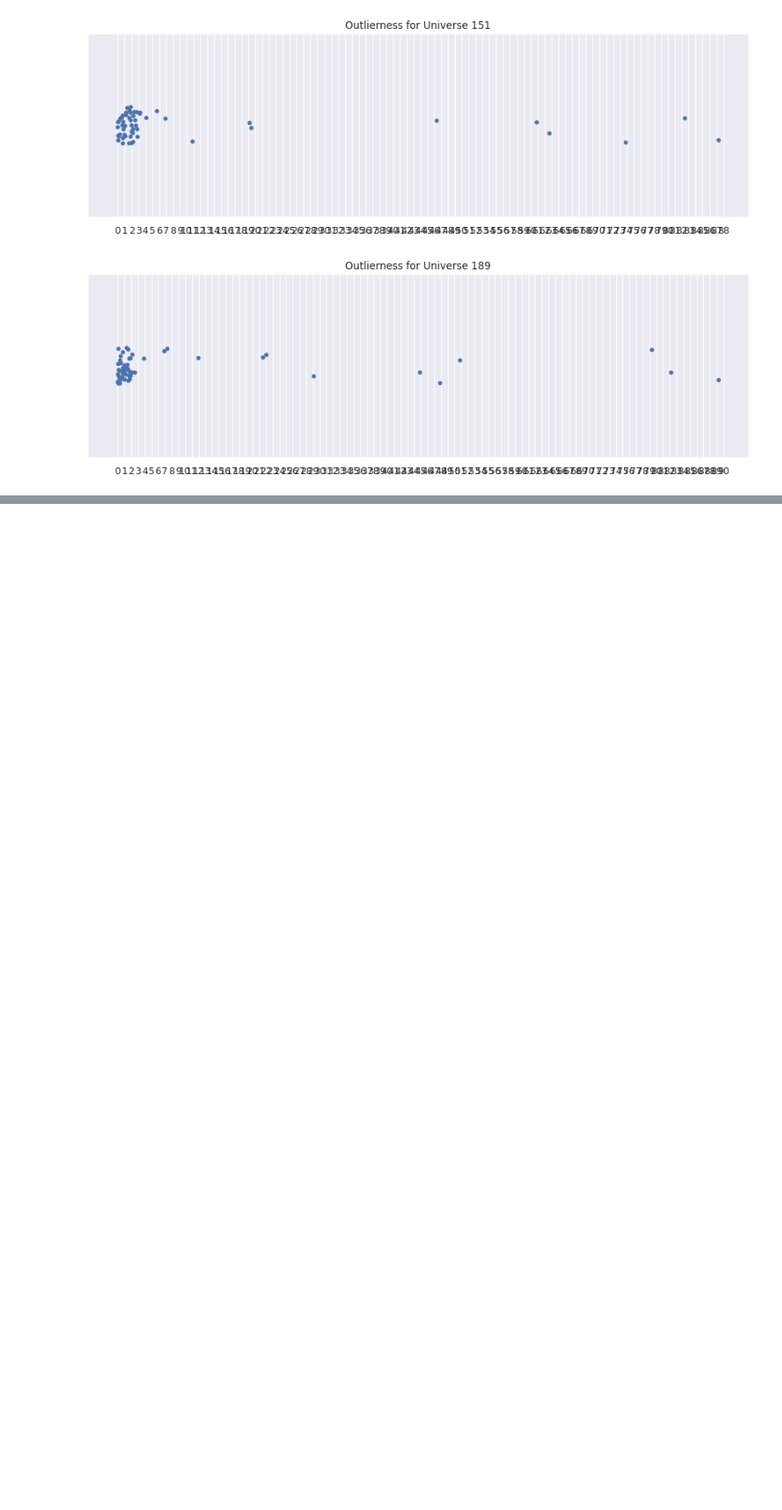
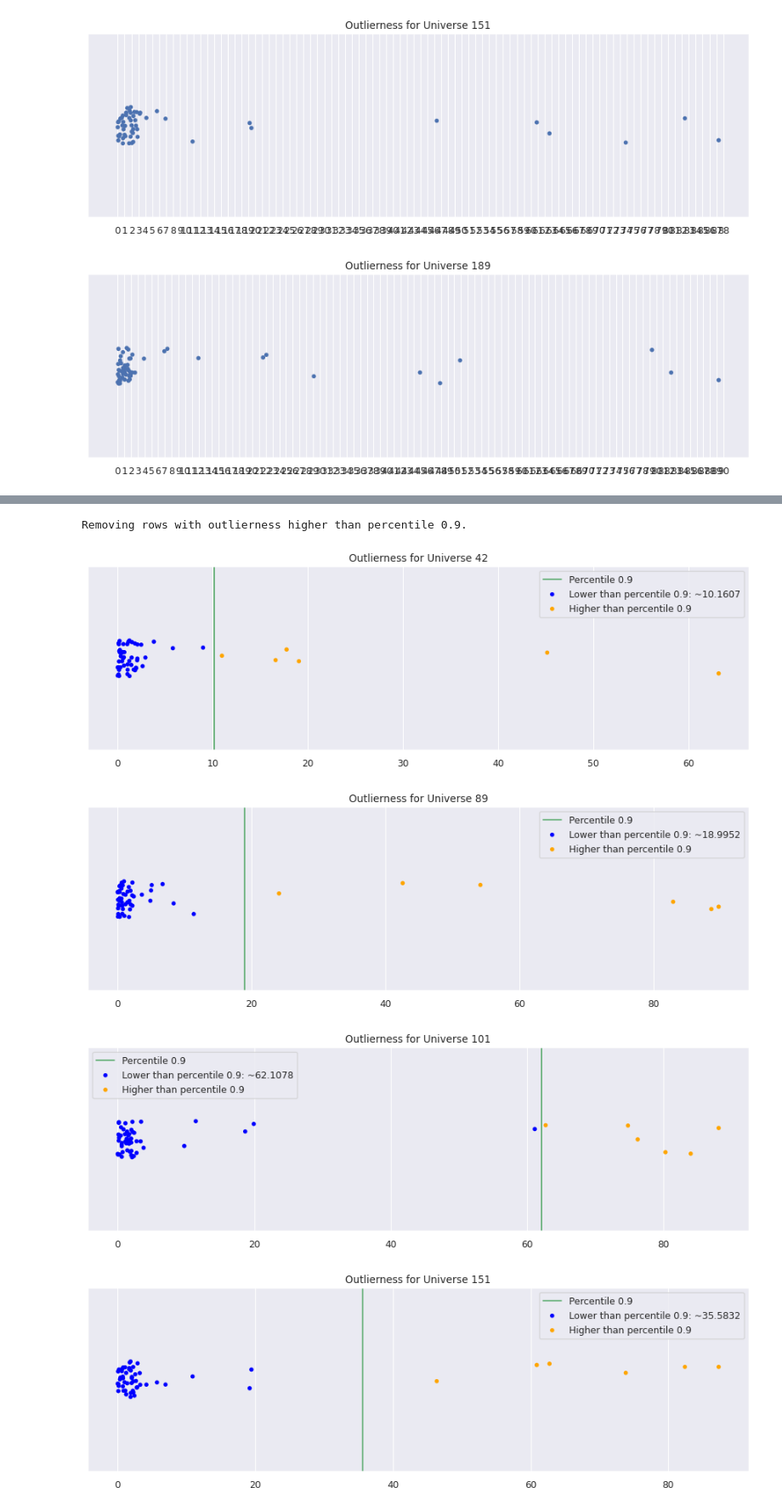
Before and after one commit to unaicarbajo/one-class-covid19, a Jupyter notebook: covid19_prognosis.ipynb, the cells around one changed output, grey strips where cells are left out. Shown at 85% size. Saved outputs shown, nothing was run; the diff lists cells and outputs as text; code cells hidden in the pictures; blank space fills up the shorter version.

Commit message:
Pipeline defined WIP

```diff
--- a/covid19_prognosis.ipynb
+++ b/covid19_prognosis.ipynb
@@ -727,7 +728,7 @@ for feat_drop in tqdm(range(0,35), desc = 'Feature removing'):
                 positive_index = y_test_universe.loc[y_test_universe['ED0DISWHY']==1].index
                 anomaly_index = y_test_universe.loc[y_test_universe['ED0DISWHY']==-1].index
 
-                norm_outlier_score = normalize(outlier_score)
+                norm_outlier_score = self.normalize(outlier_score)
 
                 positive_median = norm_outlier_score[positive_index].median()
                 anomaly_median = norm_outlier_score[anomaly_index].median()
@@ -905,15 +895,24 @@ def outlierness_supervised(y_true, outlier_score, normal=1, anomaly=-1, threshol
         plt.show()
     #     plt.xticks(np.arange(min(outlierness_dict[universe]), max(outlierness_dict[universe])+1, 1.0))
 # %%
-def outlierness_unsupervised(outlier_score, normal=1, anomaly=-1, threshold=-1):
+def outlierness_unsupervised(outlier_score, normal=1, anomaly=-1, percentile = -1):
     # Visualize outlier-score (UNSUPERVISED WAY)
     for universe in ms:
         ax = plt.figure(figsize=(14, 4), dpi=80).gca()
         plt.title(f'Outlierness for Universe {universe}')
-        sns.stripplot(x=outlier_score[universe], ax = ax)
-        plt.xticks(np.arange(min(outlier_score[universe]), max(outlier_score[universe])+1, 1.0))
-        if (threshold != -1):  plt.axvline(x=threshold, color='g', linestyle='-')
-    #     plt.xticks(np.arange(min(outlierness_dict[universe]), max(outlierness_dict[universe])+1, 1.0))
+
+        if (percentile != -1):
+            q = outlier_score[universe].quantile(percentile)
+            low_q = outlier_score[universe].loc[outlier_score[universe]<q]
+            high_q = outlier_score[universe].loc[outlier_score[universe]>=q]
+            sns.stripplot(x=low_q, ax = ax, color='blue', label = f'Lower than percentile {percentile}')
+            sns.stripplot(x=high_q, ax = ax, color='orange', label = f'Higher than percentile {percentile}')
+            plt.axvline(x=q, color='g', linestyle='-', label=f'Percentile {percentile}: ~{q:.6}')
+            plt.legend()
+        else:
+            sns.stripplot(x=outlier_score[universe], ax = ax)
+
+#         plt.xticks(np.arange(min(outlier_score[universe]), max(outlier_score[universe])+1, 1.0))
 # %%
 def confusion_matrix_plot_total(y_true, y_pred, labels, normal, anomaly):
 
@@ -1634,0 +1880,13 @@ outlierness_unsupervised(outlierness_dict, normal=1, anomaly=-1, threshold=-1)
+# %%
+pl = Pipeline(OneClassSVM(), X_collection, Y_collection, feature_keep = ['CD000MSEX', 'CD000FSEX', 'CD0000AGE', 'CTHSDXXSAT'], f_filter ='s')
+pl._fil = 'var_ratio'
+# ['med', 'med_mean', 'auc']
+# pl.feature_filtering(apply = 'auc')
+
+outss = pl.row_removal(visual = 1)
+# %% [output]
+Removing rows with outlierness higher than percentile 0.9.
+[figure, added]
+[figure, added]
+[figure, added]
+[figure, added]
```
Also changed, not shown: parts of 6 cells of this notebook.
